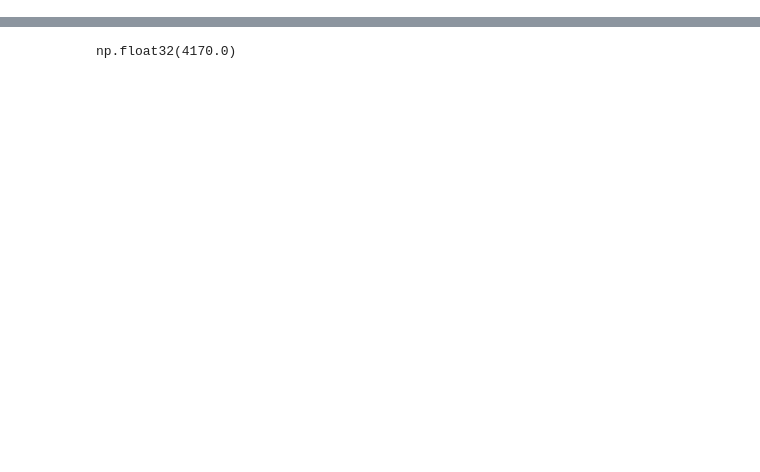
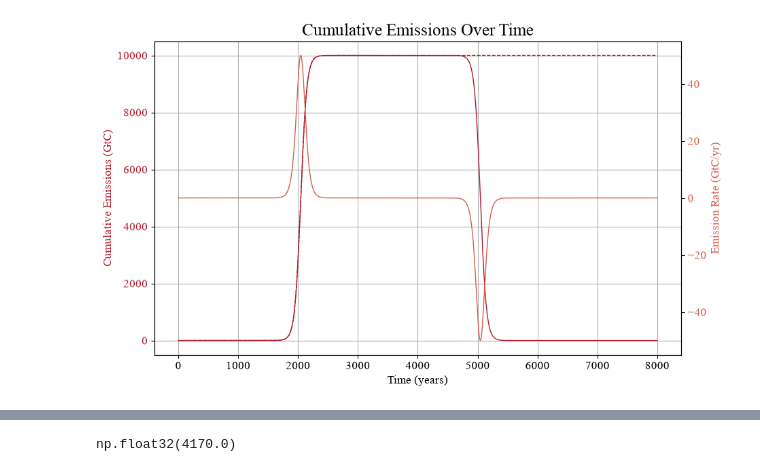
Before and after one commit to tillmrtz/intro-esm, a Jupyter notebook: notebooks/forcing_vs_time.ipynb, the cells around one changed output, grey strips where cells are left out. Saved outputs shown, nothing was run; the diff lists cells and outputs as text; code cells hidden in the pictures; blank space fills up the shorter version.

```diff
--- a/notebooks/forcing_vs_time.ipynb
+++ b/notebooks/forcing_vs_time.ipynb
@@ -5,3 +5,54 @@ import scipy.integrate as spi
 import sympy as sp
 
 FLOAT32 = np.float32
+
+plotting_style = "/Users/u302042/Desktop/PhD_courses/Introduction_ESM/intro-esm/notebooks/plotting.mplstyle"
+# %%
+### anthropogenic emissions ###
+A_tot = FLOAT32(10000.0)   # GtC, total carbon emitted
+t_opt = FLOAT32(2000.0)    # yr, t_opt for RCP8.5
+t_sink = FLOAT32(5000.0)    # yr, t_sink for RCP8.5
+
+colors = ["#B21A2B", "#D6604D", "#4393C3"]
+
+def A(t, t_sink=t_sink, t_opt=t_opt, A_tot=A_tot):
+    t = np.asarray(t, dtype=FLOAT32)
+
+    rise = (
+        1/(1 + 2.5*np.exp((t_opt - t)/50))
+        - 1/(1 + 2.5*np.exp(t_opt/50))
+    )
+
+    decline = (
+        1/(1 + 2.5*np.exp((t_sink - t)/50))
+        - 1/(1 + 2.5*np.exp(t_sink/50))
+    )
+
+    return A_tot * (rise - decline)
+
+def A_original(t, t_opt=t_opt, A_tot=A_tot):
+    return A_tot * (1/(1 + 2.5*np.exp((t_opt - t)/50))
+    - 1/(1 + 2.5*np.exp(t_opt/50)))
+
+with plt.style.context(plotting_style):
+
+    fig, ax = plt.subplots(figsize=(10, 6))
+    t = np.arange(FLOAT32(0.0), FLOAT32(8000.0), FLOAT32(1.0), dtype=FLOAT32) # time in years
+    A_test = A(t)
+    A_original_test = A_original(t, t_opt=t_opt, A_tot=A_tot)
+    J = np.diff(A_test)
+    ax.plot(t[:-1], A_original_test[:-1], label='Emission Rate J(t)', color=colors[0], linestyle='--')
+    ax.plot(t[:-1], A_test[:-1], label='Cumulative Emissions A(t)', color=colors[0])
+    ax_twin = ax.twinx()
+    ax_twin.plot(t[:-1], J, label='Emission Rate J(t)', color=colors[1])
+
+    ax.set_ylabel('Cumulative Emissions (GtC)', color=colors[0])
+    ax.set_xlabel('Time (years)', color='black')
+    ax.tick_params(axis='y', labelcolor=colors[0])
+    ax_twin.set_ylabel('Emission Rate (GtC/yr)', color=colors[1])
+    ax_twin.tick_params(axis='y', labelcolor=colors[1])
+    ax.set_title('Cumulative Emissions Over Time')
+    ax.grid()
+    #fig.legend()
+# %% [output]
+[figure, added]
```
Also changed, not shown: parts of 17 cells of this notebook, 1 other file.
